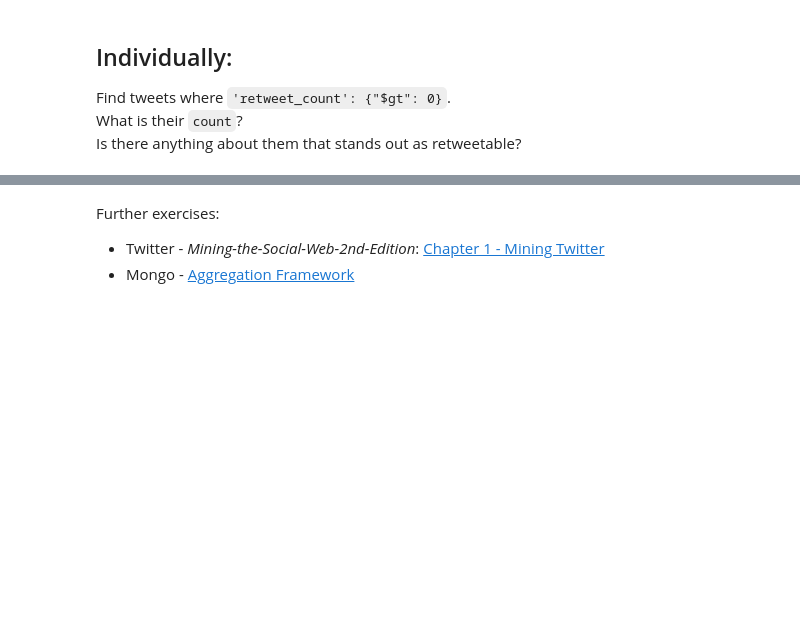
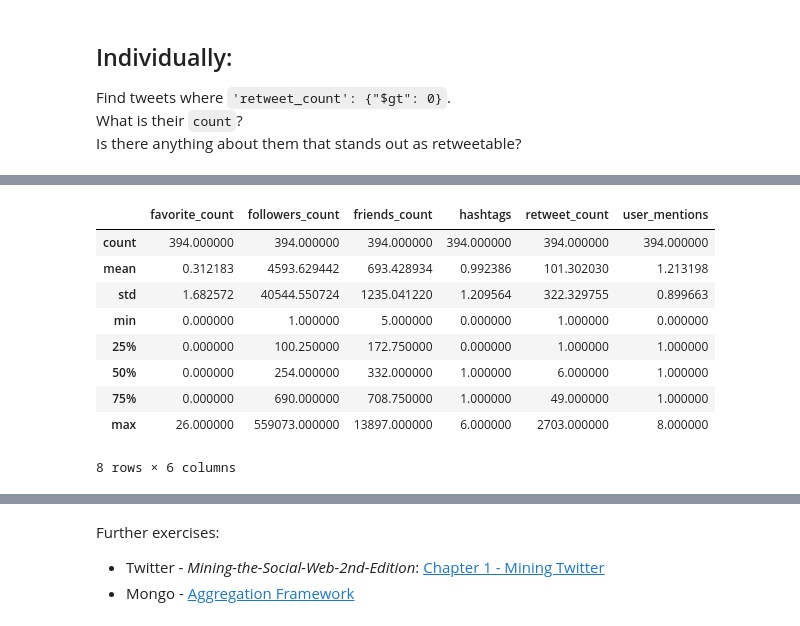
Before and after one commit to ankurprajapati/DAT6_clb, a Jupyter notebook: DS_Lab04_clb/DS_Lab04-API.ipynb, the cells around one changed output, grey strips where cells are left out. Cells and saved outputs as stored; diff of their text form; code cells hidden in the pictures; blank space fills up the shorter version.

```diff
--- a/DS_Lab04_clb/DS_Lab04-API.ipynb
+++ b/DS_Lab04_clb/DS_Lab04-API.ipynb
@@ -558,0 +597,14 @@ Is there anything about them that stands out as retweetable?
+# %%
+pop_ca_tweets = list(db.canada.find({'retweet_count': {"$gt": 0}},
+                fields=['retweet_count','favorite_count',
+                    'entities.user_mentions','entities.hashtags',
+                    'user.followers_count','user.friends_count']))
+# %%
+pop_ca_tweets_df = pd.DataFrame({'retweet_count': tweet['retweet_count'],
+                'favorite_count': tweet['favorite_count'],
+                'user_mentions': len(tweet['entities']['user_mentions']),
+                'hashtags': len(tweet['entities']['hashtags']),
+                'followers_count': tweet['user'].get('followers_count'),
+                'friends_count': tweet['user'].get('friends_count')}
+                                     for tweet in pop_ca_tweets)
+pop_ca_tweets_df.head()
@@ -558,0 +619,13 @@ Is there anything about them that stands out as retweetable?
+# %%
+pop_ca_tweets_df.describe()
+# %% [output]
+|  | favorite_count | followers_count | friends_count | hashtags | retweet_count | user_mentions |
+| count | 394.000000 | 394.000000 | 394.000000 | 394.000000 | 394.000000 | 394.000000 |
+| mean | 0.312183 | 4593.629442 | 693.428934 | 0.992386 | 101.302030 | 1.213198 |
+| std | 1.682572 | 40544.550724 | 1235.041220 | 1.209564 | 322.329755 | 0.899663 |
+| min | 0.000000 | 1.000000 | 5.000000 | 0.000000 | 1.000000 | 0.000000 |
+| 25% | 0.000000 | 100.250000 | 172.750000 | 0.000000 | 1.000000 | 1.000000 |
+| 50% | 0.000000 | 254.000000 | 332.000000 | 1.000000 | 6.000000 | 1.000000 |
+| 75% | 0.000000 | 690.000000 | 708.750000 | 1.000000 | 49.000000 | 1.000000 |
+| max | 26.000000 | 559073.000000 | 13897.000000 | 6.000000 | 2703.000000 | 8.000000 |
+8 rows × 6 columns
```
Also changed, not shown: parts of 57 cells of this notebook.
